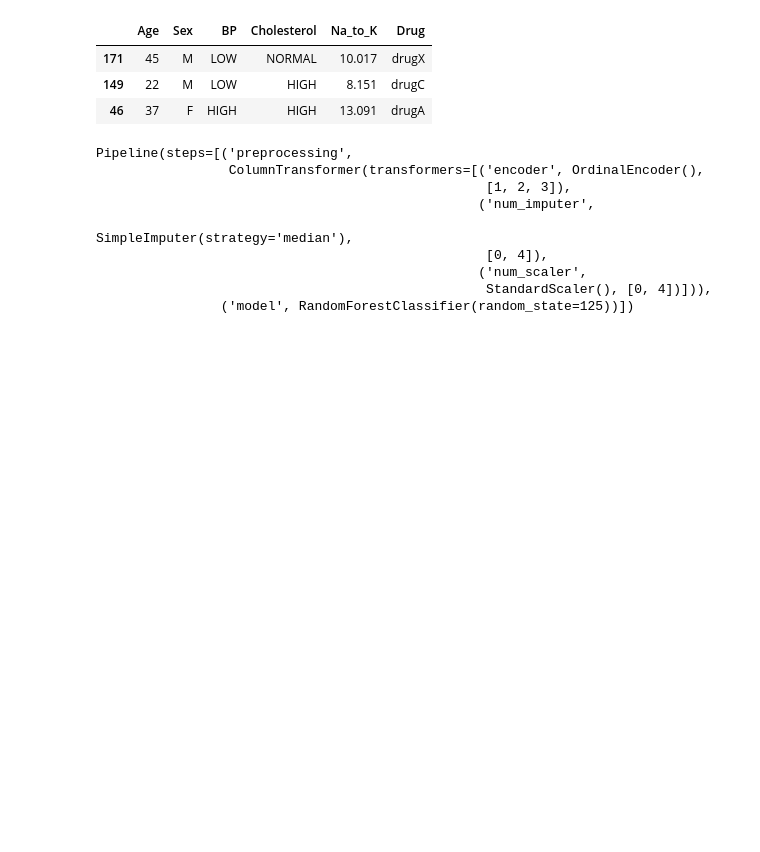
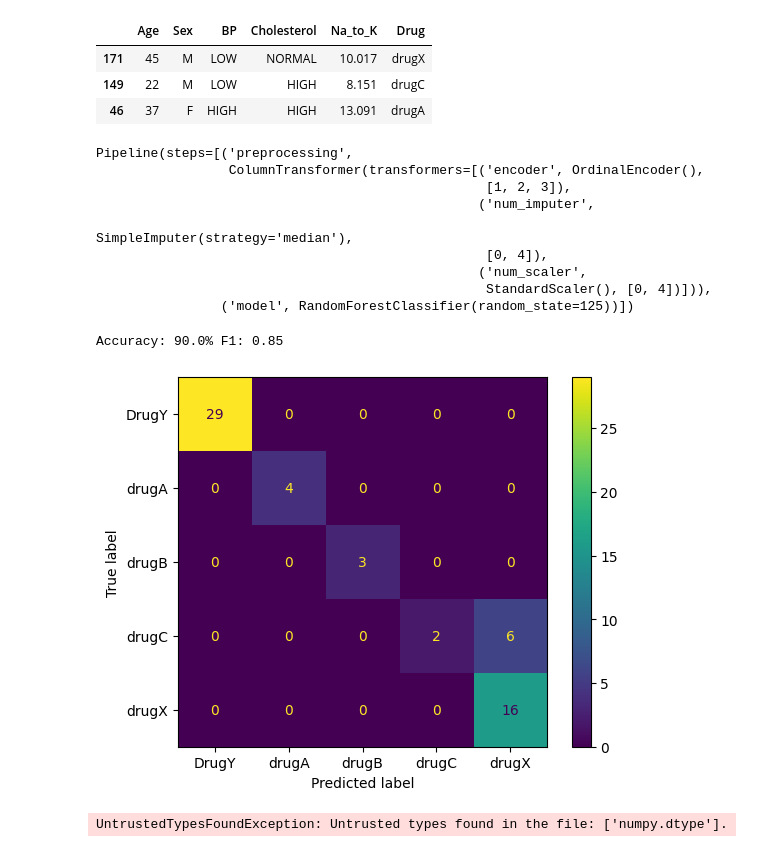
Before and after one commit to s25854/CICD-MachineLearning, a Jupyter notebook: notebook.ipynb, the cells around one changed output. Saved outputs shown, nothing was run; the diff lists cells and outputs as text; code cells hidden in the pictures; blank space fills up the shorter version.

```diff
--- a/notebook.ipynb
+++ b/notebook.ipynb
@@ -52,3 +52,13 @@ Pipeline(steps=[('preprocessing',
                                                  ('num_scaler',
                                                   StandardScaler(), [0, 4])])),
                 ('model', RandomForestClassifier(random_state=125))])
+# %%
+from sklearn.metrics import accuracy_score, f1_score
+
+predictions = pipe.predict(X_test)
+accuracy = accuracy_score(y_test, predictions)
+f1 = f1_score(y_test, predictions, average="macro")
+
+print("Accuracy:", str(round(accuracy, 2) * 100) + "%", "F1:", round(f1, 2))
+# %% [output]
+Accuracy: 90.0% F1: 0.85
@@ -54,0 +68,10 @@ Pipeline(steps=[('preprocessing',
+# %%
+import matplotlib.pyplot as plt
+from sklearn.metrics import ConfusionMatrixDisplay, confusion_matrix
+
+cm = confusion_matrix(y_test, predictions, labels=pipe.classes_)
+disp = ConfusionMatrixDisplay(confusion_matrix=cm, display_labels=pipe.classes_)
+disp.plot()
+plt.savefig("Results/model_results.png", dpi=120)
+# %% [output]
+[figure, added]
@@ -54,0 +82,4 @@ Pipeline(steps=[('preprocessing',
+# %%
+sio.load("Model/drug_pipeline.skops", trusted=True)
+# %% [output]
+UntrustedTypesFoundException: Untrusted types found in the file: ['numpy.dtype'].
```
Also changed, not shown: parts of 2 cells of this notebook, 3 other files.
